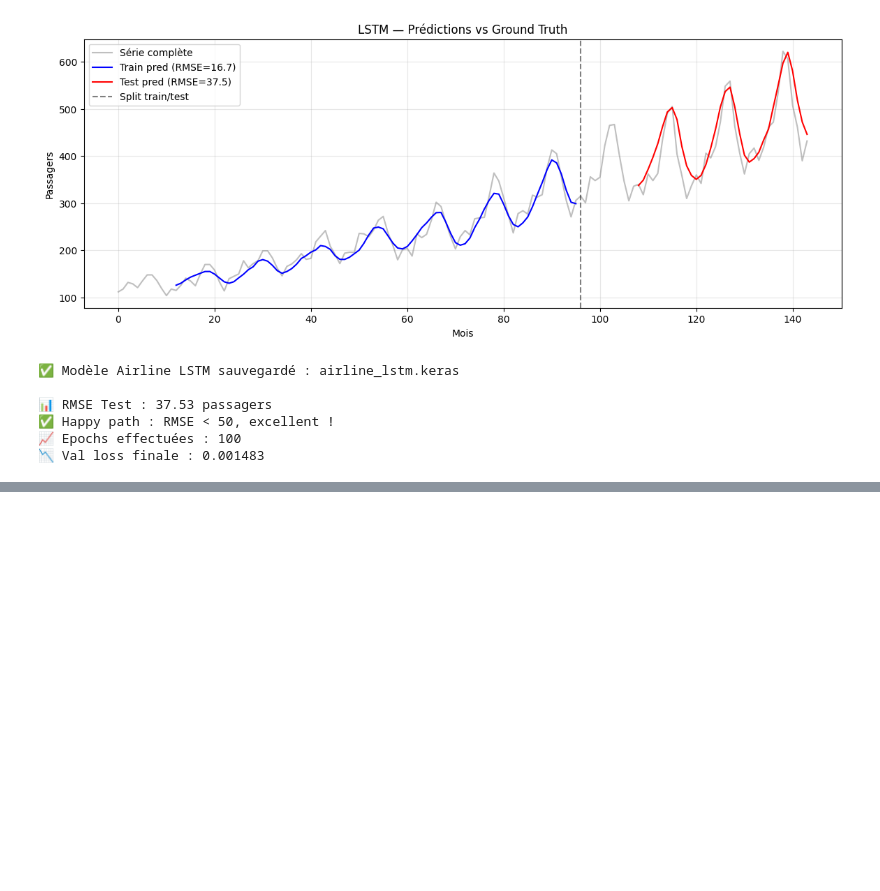
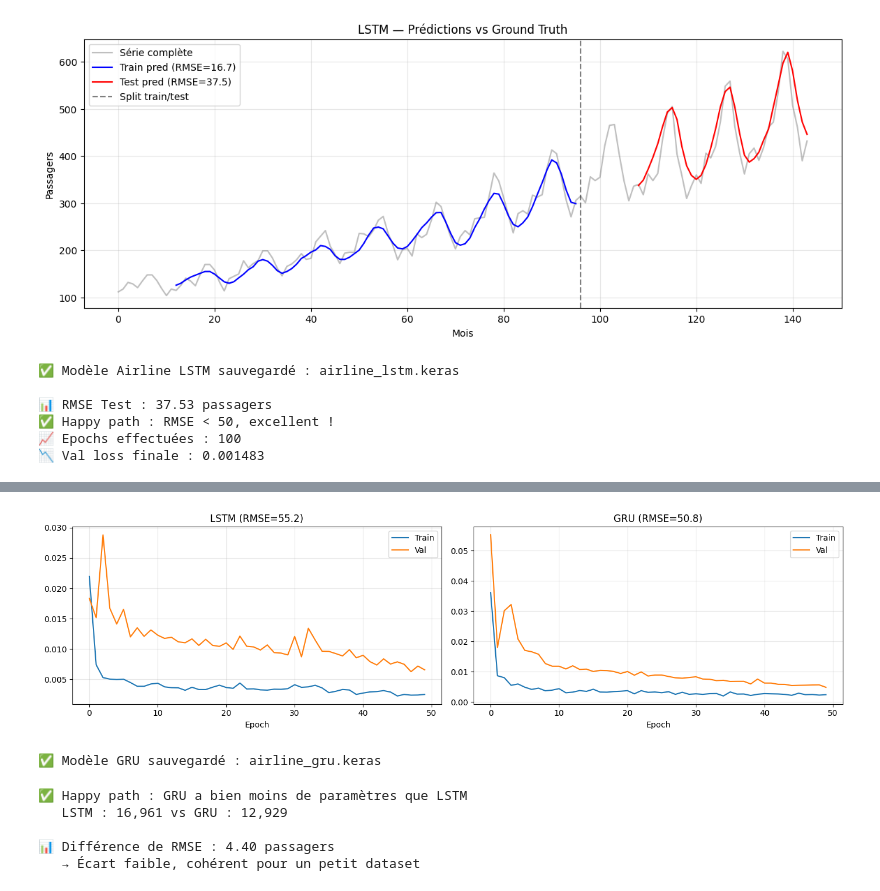
Before and after one commit to ShinoTetsuny/LSTMvsGru, a Jupyter notebook: LSTMvsGRU.ipynb, the cells around one changed output, grey strips where cells are left out. Cells and saved outputs as stored; diff of their text form; code cells hidden in the pictures; blank space fills up the shorter version.

Commit message:
feat: phase3 gru vs lstm comparison airline passengers

```diff
--- a/LSTMvsGRU.ipynb
+++ b/LSTMvsGRU.ipynb
@@ -265,0 +318,4 @@ print(f"📉 Val loss finale : {history.history['val_loss'][-1]:.6f}")
+# %%
+lstm_model, lstm_history, lstm_time, lstm_rmse = build_and_train(
+    layers.LSTM, units=64, epochs=50, label='LSTM'
+)
@@ -265,0 +341,4 @@ print(f"📉 Val loss finale : {history.history['val_loss'][-1]:.6f}")
+# %%
+gru_model, gru_history, gru_time, gru_rmse = build_and_train(
+    layers.GRU, units=64, epochs=50, label='GRU'
+)
@@ -265,0 +399,46 @@ print(f"📉 Val loss finale : {history.history['val_loss'][-1]:.6f}")
+# %%
+# Courbes de loss comparées
+fig, axes = plt.subplots(1, 2, figsize=(14, 4))
+
+axes[0].plot(lstm_history.history['loss'], label='Train')
+axes[0].plot(lstm_history.history['val_loss'], label='Val')
+axes[0].set_title(f"LSTM (RMSE={lstm_rmse:.1f})")
+axes[0].set_xlabel("Epoch")
+axes[0].legend()
+axes[0].grid(True, alpha=0.3)
+
+axes[1].plot(gru_history.history['loss'], label='Train')
+axes[1].plot(gru_history.history['val_loss'], label='Val')
+axes[1].set_title(f"GRU (RMSE={gru_rmse:.1f})")
+axes[1].set_xlabel("Epoch")
+axes[1].legend()
+axes[1].grid(True, alpha=0.3)
+
+plt.tight_layout()
+plt.show()
+
+# Sauvegarde du modèle GRU
+gru_model.save('airline_gru.keras')
+print("✅ Modèle GRU sauvegardé : airline_gru.keras")
+# %% [output]
+[figure, added]
+✅ Modèle GRU sauvegardé : airline_gru.keras
+# %%
+# Happy path : GRU a moins de paramètres que LSTM
+assert gru_model.count_params() < lstm_model.count_params(), "GRU devrait avoir moins de params"
+print("✅ Happy path : GRU a bien moins de paramètres que LSTM")
+print(f"   LSTM : {lstm_model.count_params():,} vs GRU : {gru_model.count_params():,}")
+
+# Différence de RMSE
+diff = abs(lstm_rmse - gru_rmse)
+print(f"\n📊 Différence de RMSE : {diff:.2f} passagers")
+if diff < 10:
+    print("   → Écart faible, cohérent pour un petit dataset")
+else:
+    print("   → Écart notable, probablement dû au seed aléatoire")
+# %% [output]
+✅ Happy path : GRU a bien moins de paramètres que LSTM
+   LSTM : 16,961 vs GRU : 12,929
+
+📊 Différence de RMSE : 4.40 passagers
+   → Écart faible, cohérent pour un petit dataset
```
Also changed, not shown: parts of 4 cells of this notebook, 1 other file.
